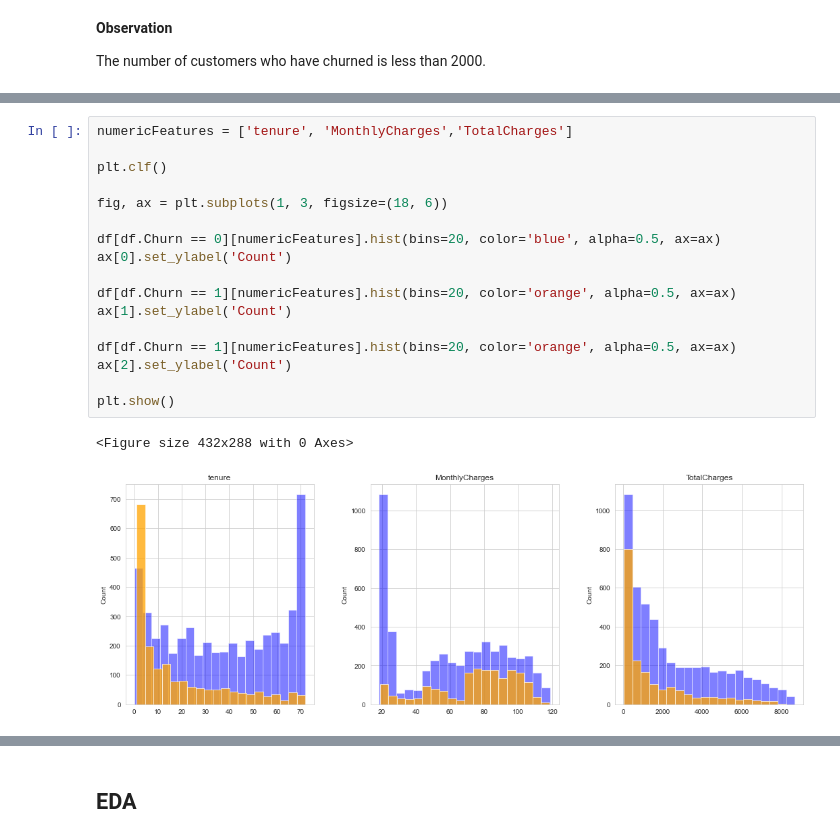
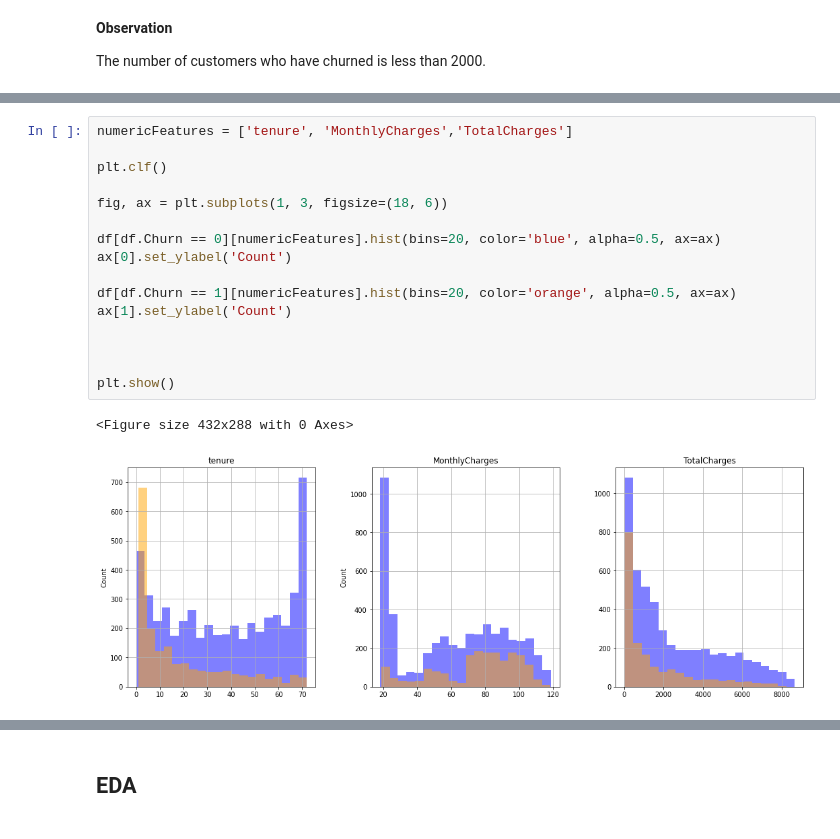
Before and after one commit to chandru1003/Data--Projects, a Jupyter notebook: Predict Customer Churn/customer churn.ipynb, the cells around one changed output, grey strips where cells are left out. Drawn from its saved outputs; the diff is of its cells as text.

Commit message:
visualize done

```diff
--- a/Predict Customer Churn/customer churn.ipynb
+++ b/Predict Customer Churn/customer churn.ipynb
@@ -312,20 +306,19 @@ plt.show()
 # %%
 numericFeatures = ['tenure', 'MonthlyCharges','TotalCharges']
 
 plt.clf()
 
 fig, ax = plt.subplots(1, 3, figsize=(18, 6))
 
 df[df.Churn == 0][numericFeatures].hist(bins=20, color='blue', alpha=0.5, ax=ax)
 ax[0].set_ylabel('Count')
 
 df[df.Churn == 1][numericFeatures].hist(bins=20, color='orange', alpha=0.5, ax=ax)
 ax[1].set_ylabel('Count')
 
-df[df.Churn == 1][numericFeatures].hist(bins=20, color='orange', alpha=0.5, ax=ax)
-ax[2].set_ylabel('Count')
+
 
 plt.show()
 # %% [output]
 <Figure size 432x288 with 0 Axes>
-[figure, old version]
+[figure, new version]
```
Also changed, not shown: parts of 9 cells of this notebook.
